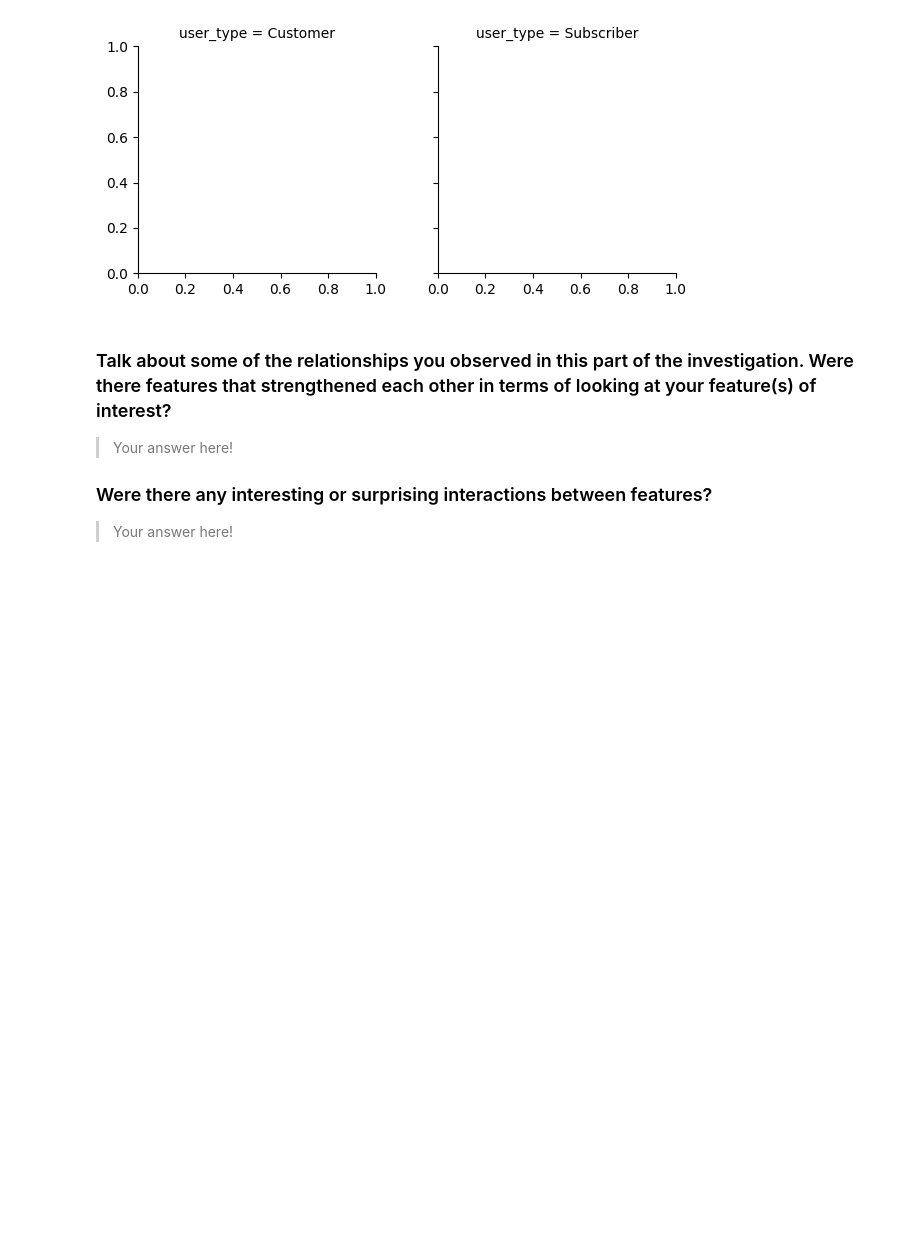
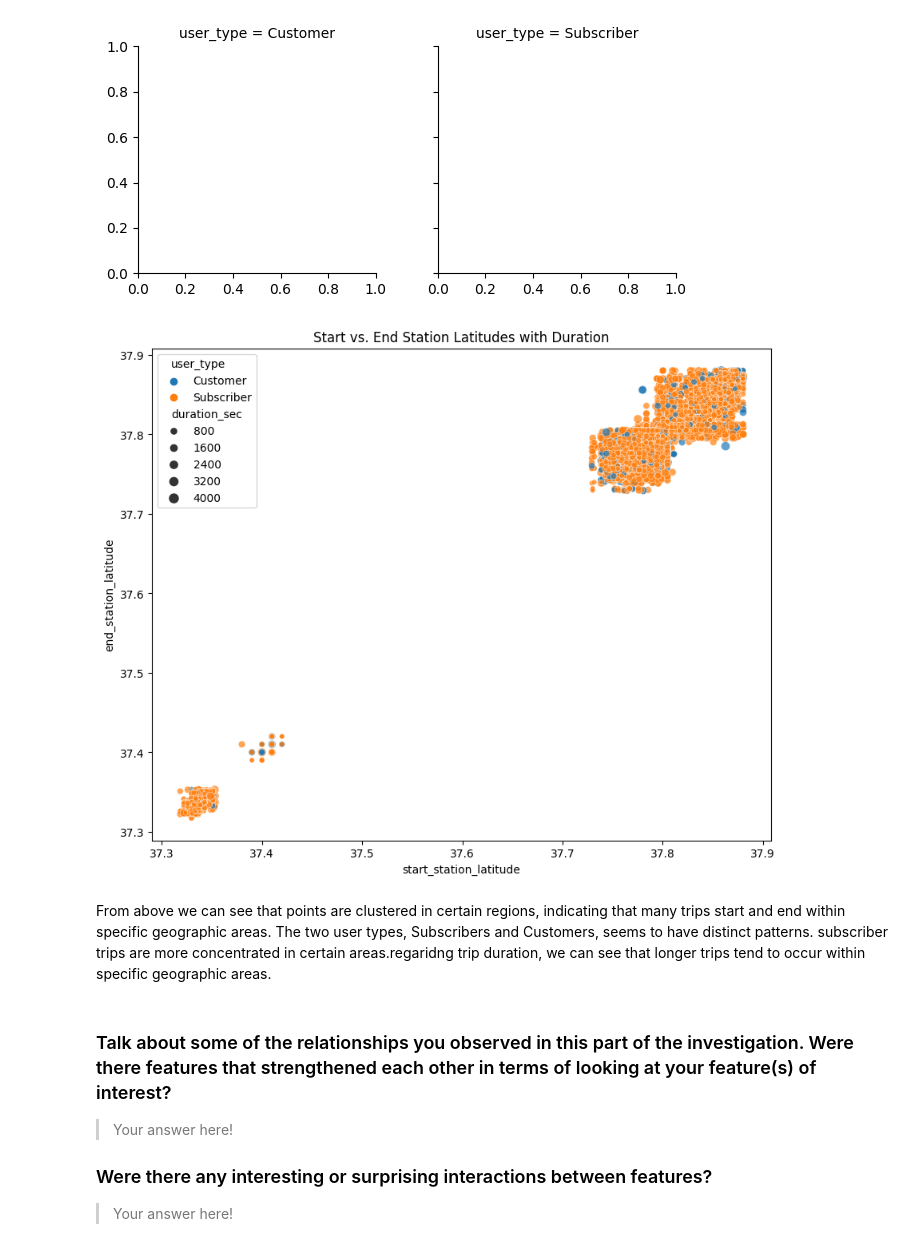
Before and after one commit to naamabenita/clustered-bar, a Jupyter notebook: Part_I_exploration_template.ipynb, the cells around one changed output. Cells and saved outputs as stored; diff of their text form; code cells hidden in the pictures; blank space fills up the shorter version.

```diff
--- a/Part_I_exploration_template.ipynb
+++ b/Part_I_exploration_template.ipynb
@@ -362,6 +374,18 @@ plt.show()
 # %% [output]
 TypeError: unhashable type: 'Series'
 [figure]
+# %%
+#I want to explore the relationship between the start and end station latitudes of bike trips, with additional information about user type and trip duration encoded
+plt.figure(figsize=(10,8))
+sns.scatterplot(data=df, x='start_station_latitude', y='end_station_latitude', hue='user_type', size=filtered_data['duration_sec'], alpha=0.7)
+plt.title('Start vs. End Station Latitudes with Duration')
+sns.set_palette('colorblind')
+plt.show()
+# %% [output]
+[figure, added]
+# %% [markdown]
+From above we can see that points are clustered in certain regions, indicating that many trips start and end within specific geographic areas.
+The two user types, Subscribers and Customers, seems to have distinct patterns. subscriber trips are more concentrated in certain areas.regaridng trip duration, we can see that longer trips tend to occur within specific geographic areas.
 # %% [markdown]
 ### Talk about some of the relationships you observed in this part of the investigation. Were there features that strengthened each other in terms of looking at your feature(s) of interest?
 
```
Also changed, not shown: parts of 2 cells of this notebook.
